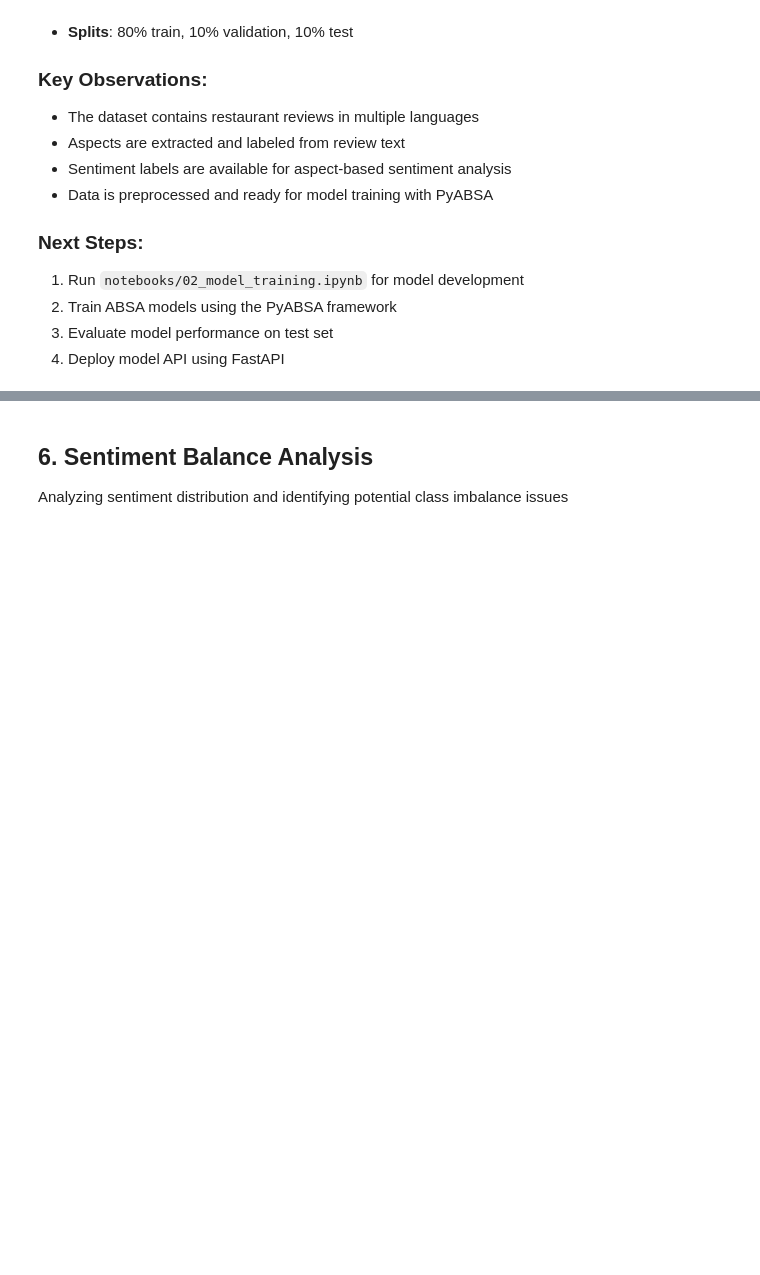
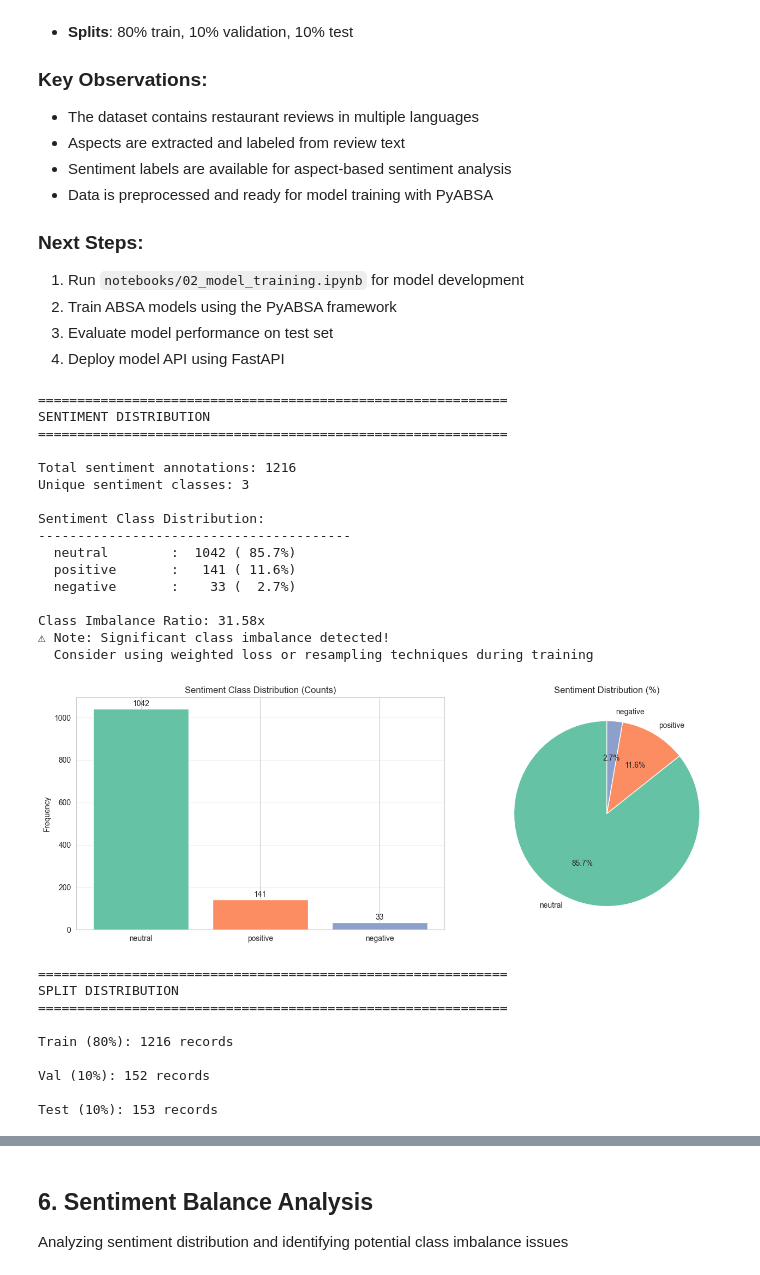
Before and after one commit to ShravankumarMR/CustomerSentimentAnalysis, a Jupyter notebook: notebooks/01_eda.ipynb, the cells around one changed output, grey strips where cells are left out. Cells and saved outputs as stored; diff of their text form; code cells hidden in the pictures; blank space fills up the shorter version.

```diff
--- a/notebooks/01_eda.ipynb
+++ b/notebooks/01_eda.ipynb
@@ -22,6 +22,13 @@ This EDA notebook provides insights into the customer sentiment dataset:
 4. Deploy model API using FastAPI
 # %%
 # Sentiment Distribution Analysis
+from pathlib import Path
+from collections import Counter
+import matplotlib.pyplot as plt
+import seaborn as sns
+
+train_path = Path("../data/processed/train_data.txt")
+
 sentiments = []
 try:
     with open(train_path, 'r', encoding='utf-8') as f:
@@ -88,30 +95,57 @@ try:
     plt.show()
 
     # Train/Val/Test distribution comparison
     print("\n" + "="*60)
     print("SPLIT DISTRIBUTION")
     print("="*60)
 
     val_path = Path("../data/processed/val_data.txt")
     test_path = Path("../data/processed/test_data.txt")
 
     splits_info = {
         'Train (80%)': train_path,
         'Val (10%)': val_path,
         'Test (10%)': test_path
     }
 
     for split_name, split_file in splits_info.items():
         if split_file.exists():
             try:
                 with open(split_file, 'r', encoding='utf-8') as f:
                     split_lines = f.readlines()
                 print(f"\n{split_name}: {len(split_lines)} records")
             except Exception as e:
                 print(f"\n{split_name}: Error reading file - {e}")
         else:
             print(f"\n{split_name}: File not found - {split_file}")
 
 except Exception as e:
     print(f"Error in sentiment analysis: {e}")
     print("Make sure to run the feature engineering pipeline first")
+# %% [output]
+============================================================
+SENTIMENT DISTRIBUTION
+============================================================
+
+Total sentiment annotations: 1216
+Unique sentiment classes: 3
+
+Sentiment Class Distribution:
+----------------------------------------
+  neutral        :  1042 ( 85.7%)
+  positive       :   141 ( 11.6%)
+  negative       :    33 (  2.7%)
+
+Class Imbalance Ratio: 31.58x
+⚠ Note: Significant class imbalance detected!
+  Consider using weighted loss or resampling techniques during training
+[figure, added]
+============================================================
+SPLIT DISTRIBUTION
+============================================================
+
+Train (80%): 1216 records
+
+Val (10%): 152 records
+
+Test (10%): 153 records
```
Also changed, not shown: parts of 10 cells of this notebook, 1 other file.
